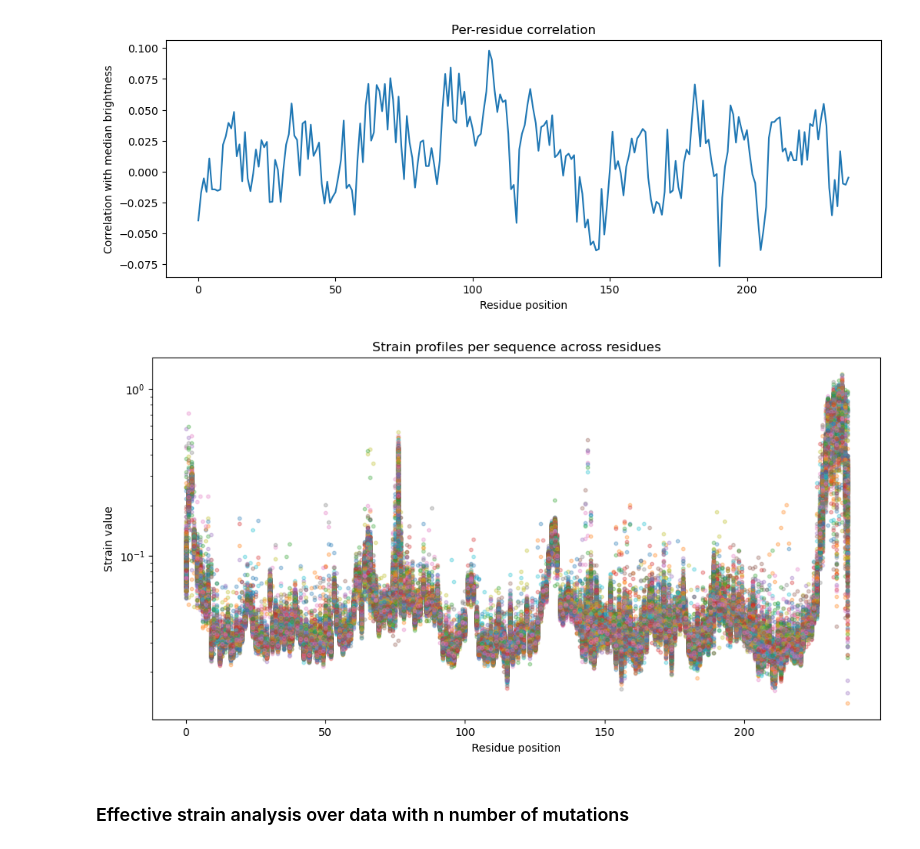
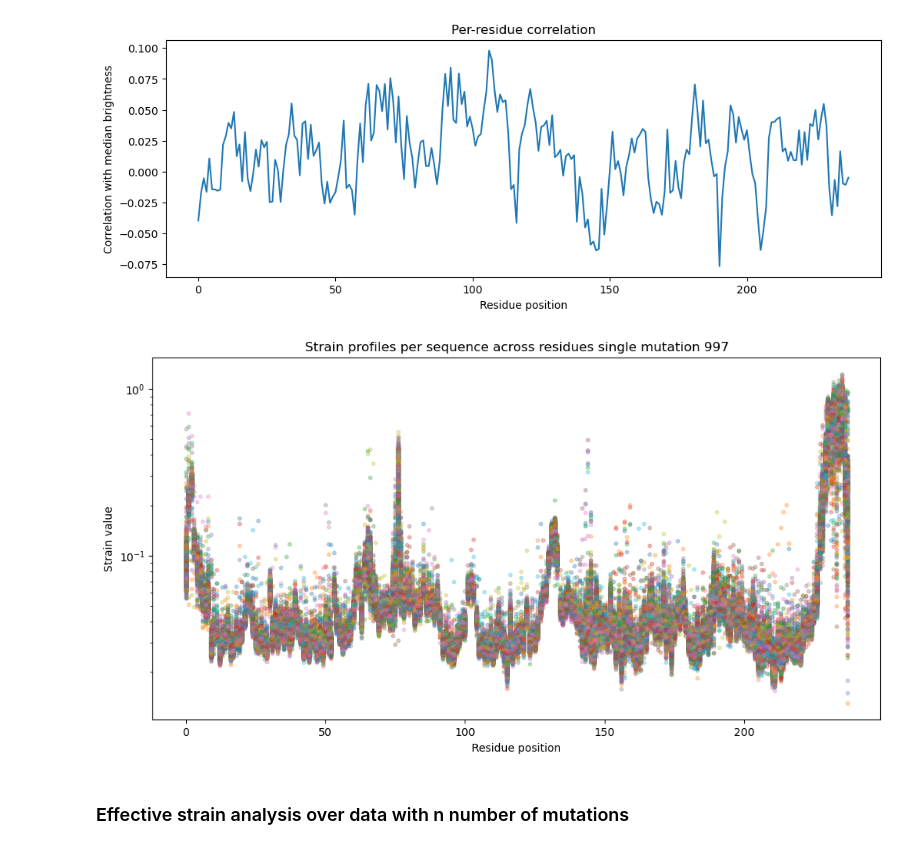
Before and after one commit to Thomasbush9/gfp_function_prediction, a Jupyter notebook: notebooks/effective_strain.ipynb, the cells around one changed output. Cells and saved outputs as stored; diff of their text form; code cells hidden in the pictures.

```diff
--- a/notebooks/effective_strain.ipynb
+++ b/notebooks/effective_strain.ipynb
@@ -215,7 +257,7 @@ def get_numb_mut(mut: str) -> int:
         return 0
     return n
 # %%
-strain_t, files_id, files = load_strain_numpy_recursive(main_dir)
+strain_t, files_id, files, legend = load_strain_numpy_recursive(main_dir)
 # %%
 gfp_dataset = pd.read_csv(tsv_path, sep='\t')
 gfp_dataset["num_mut"] = gfp_dataset["aaMutations"].apply(get_numb_mut)
@@ -261,15 +530,15 @@ plt.show()
 # %%
 plt.figure(figsize=(12,6))
 for i in range(strain_t.shape[0]):   # loop over sequences
     plt.scatter(range(strain_t.shape[1]), strain_t[i, :], alpha=0.3, s=10)
 
 plt.xlabel("Residue position")
 plt.ylabel("Strain value")
 plt.yscale("log")
-plt.title("Strain profiles per sequence across residues")
+plt.title(f"Strain profiles per sequence across residues single mutation {len(strain_t)}")
 plt.show()
 # %% [output]
-[figure, old version]
+[figure, new version]
 # %% [markdown]
 ### Effective strain analysis over data with n number of mutations
 # %%
```
Also changed, not shown: parts of 14 cells of this notebook.
